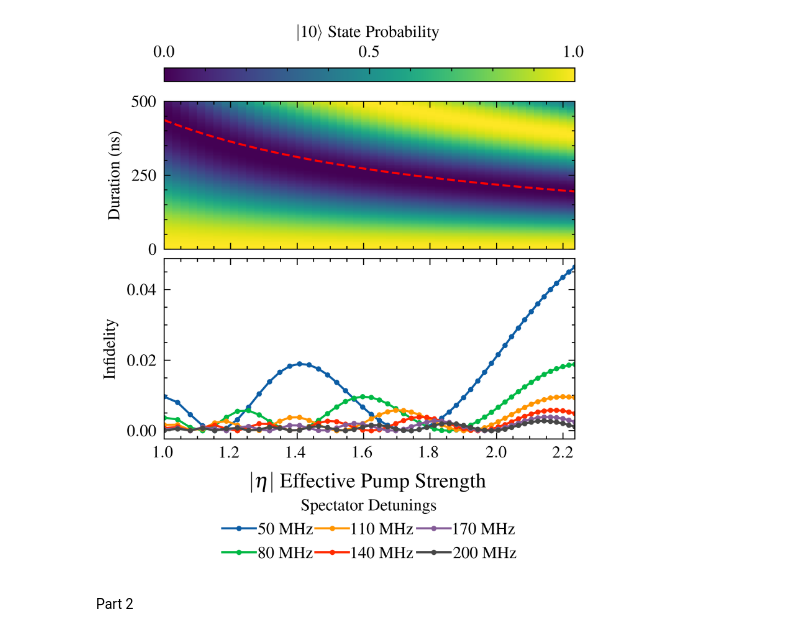
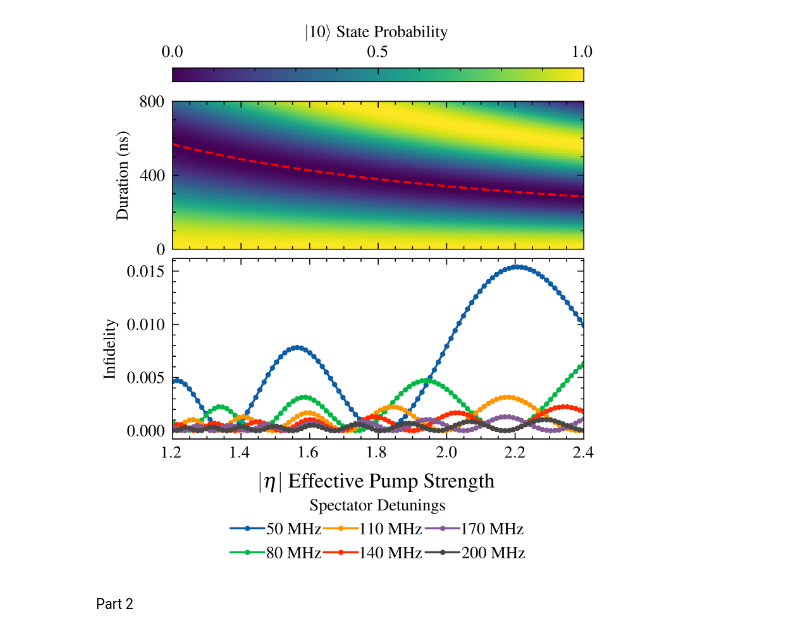
Before and after one commit to PITT-HATLAB/corral_crowding, a Jupyter notebook: src/notebooks/03_qubit_spectator.ipynb, the cells around one changed output. Cells and saved outputs as stored; diff of their text form; code cells hidden in the pictures.

```diff
--- a/src/notebooks/03_qubit_spectator.ipynb
+++ b/src/notebooks/03_qubit_spectator.ipynb
@@ -17,10 +17,10 @@ from qutip_qip.operations import ISWAP, SQRTISWAP
 from tqdm.notebook import tqdm
 # %%
 # params
-N = 50
+N = 100
 g3 = 60e6  # (g3 = 60 Mhz / 2pi)
-lambdaq = 0.1
-n_s_list = np.linspace(1, 5, N)  # sqrt of pump photon number in SNAIL mode
+lambdaq = 0.08
+# n_s_list = np.linspace(1, 5, N)  # sqrt of pump photon number in SNAIL mode
 delta_list = 1e6 * np.linspace(50, 200, 6)  # MHz
 
 # full_pulse = geff * t_f => geff = full_pulse / t_f
@@ -48,11 +48,11 @@ a = tensor(destroy(2), qeye(2))  # Mode a
 b = tensor(qeye(2), destroy(2))  # Mode b
 
 # Define pump strengths
-time_list = np.linspace(0, 500e-9, 100)  # Sweep over time duration (750 ns)
-eta_list = np.sqrt(n_s_list)  # Compute eta values
+time_list = np.linspace(0, 800e-9, 100)  # Sweep over time duration (750 ns)
+eta_list = np.linspace(1.2, 2.4, N)  # Compute eta values
 
 # Store population results
-pop_matrix = np.zeros((len(time_list), len(n_s_list)))  # Swap dimensions
+pop_matrix = np.zeros((len(time_list), len(eta_list)))  # Swap dimensions
 
 # Initial state |01⟩ (second mode excited)
 initial_state = np.array([0, 1, 0, 0])
@@ -76,15 +76,15 @@ eta_dict = {}
 for delta in tqdm(delta_list):
     fidelity_list = []
     tf_list = []  # store g_eff for this delta
-    eta_list = []
-    for n_s in n_s_list:
-        eta = np.sqrt(n_s)
+    # eta_list = []
+    for eta in eta_list:
+        # eta = np.sqrt(n_s)
         g_eff = 6 * eta * g3 * (lambdaq**2)
         t_f = full_pulse / g_eff
 
         # H(t) = g_eff * exp(-i * delta * t) * interaction_term
         interaction_term = q1dag * q2 + q1 * q2dag
-        spectator_term = q3dag * q4 + q3 * q4dag
+        spectator_term = q1dag * q4 + q1 * q4dag
         # spectator_term = q3dag + q3
 
         # Integral of the exponential factor
@@ -114,7 +114,7 @@ for delta in tqdm(delta_list):
         fidelity = 1 - average_gate_fidelity(U_t_f, target_iswap)
         fidelity_list.append(fidelity)
         tf_list.append(t_f)
-        eta_list.append(eta)
+        # eta_list.append(eta)
 
     # Store fidelity list and g_eff list for current delta
     fidelity_dict[delta] = fidelity_list
@@ -162,8 +162,8 @@ with plt.style.context(["ieee", "science", "use_mathtext"]):
     ax1.set_ylabel("Duration (ns)")
 
     # Set y-axis ticks to be in hundreds of nanoseconds
-    ax1.set_yticks([0, 250e-9, 500e-9])
-    ax1.set_yticklabels(["0", "250", "500"])
+    ax1.set_yticks([0, 400e-9, 800e-9])
+    ax1.set_yticklabels(["0", "400", "800"])
 
     # Add dashed red line at pi/2 transition
     ax1.plot(eta_list, t_pi2, "r--", label=r"$\pi/2$ Transition")
@@ -180,34 +180,34 @@ with plt.style.context(["ieee", "science", "use_mathtext"]):
             marker=".",
             markersize=3,
         )
 
     # Customize axes and labels
     ax2.set_xlabel(
         r"$|\eta|$ Effective Pump Strength", fontsize=10, labelpad=5
     )  # Match y-axis font size
     ax2.set_ylabel("Infidelity")
 
     # Adjust layout to include legend centered horizontally
     ax2.legend(
         title="Spectator Detunings",
         ncol=3,
         fontsize=8,  # Reduce legend font size
         loc="upper center",  # Center legend horizontally
         bbox_to_anchor=(0.5, legend_y_offset),
         handletextpad=0.15,  # Reduce padding between marker and label text
         columnspacing=0.1,  # Reduce space between columns
     )
 
     # Reduce spacing between subplots
     fig.subplots_adjust(hspace=subplot_spacing, bottom=legend_offset)
 
     # Show the combined figure
     plt.show()
 
     # Save the figure
     fig.savefig("fidelity_vs_eta_combined.pdf", bbox_inches="tight")
 # %% [output]
-[figure, old version]
+[figure, new version]
 # %% [markdown]
 Part 2
 # %%
```
Also changed, not shown: parts of 2 cells of this notebook, 7 other files.
